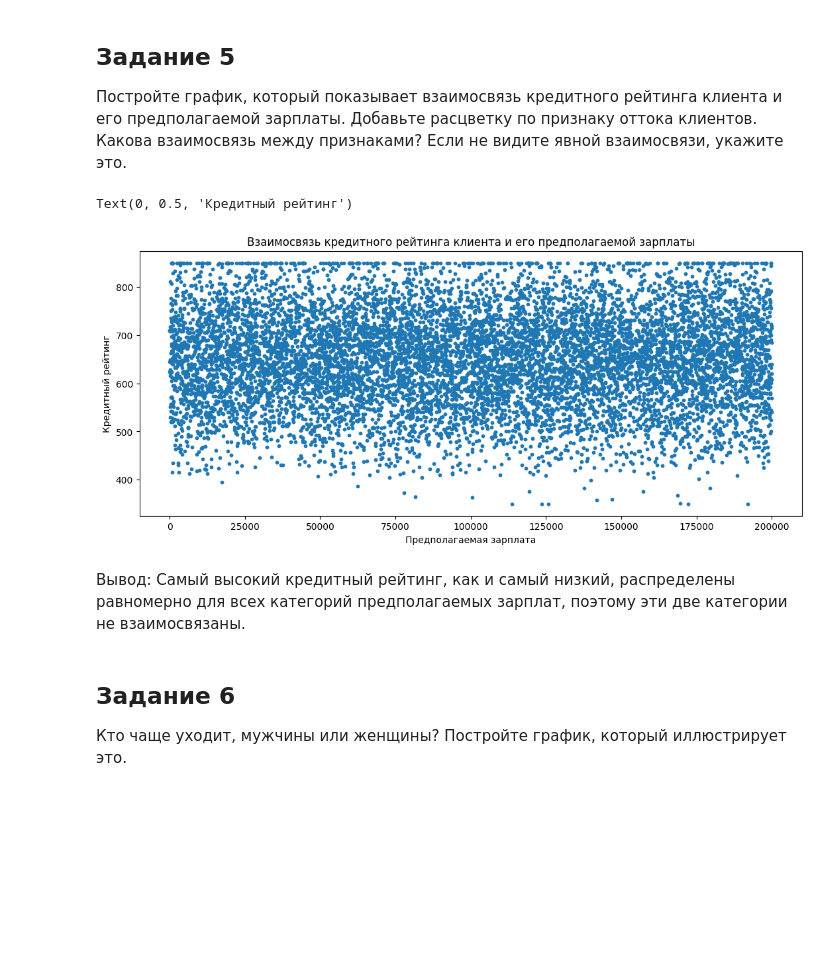
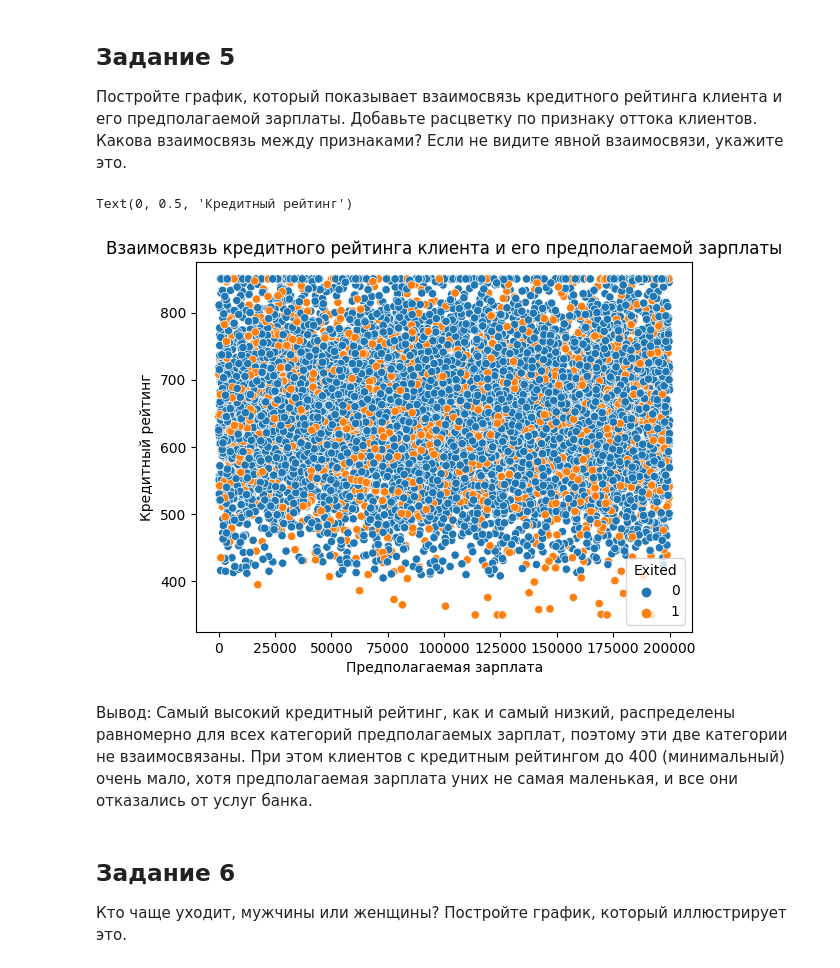
Before and after one commit to UdTatyana/SF-Data-Science, a Jupyter notebook: Skillfactory/PY_13 Визуализация/Practice_13.ipynb, the cells around one changed output. Drawn from its saved outputs; the diff is of its cells as text; code cells hidden in the pictures; blank space fills up the shorter version.

```diff
--- a/Skillfactory/PY_13 Визуализация/Practice_13.ipynb
+++ b/Skillfactory/PY_13 Визуализация/Practice_13.ipynb
@@ -130,23 +131,23 @@ fig.show()
 ## Задание 5
 Постройте график, который показывает взаимосвязь кредитного рейтинга клиента и его предполагаемой зарплаты. Добавьте расцветку по признаку оттока клиентов. Какова взаимосвязь между признаками? Если не видите явной взаимосвязи, укажите это.
 # %%
-fig = plt.figure(figsize=(10, 4))
-axes = fig.add_axes([0, 0, 1, 1])
-axes.scatter(
-    x=churn_df['EstimatedSalary'],
-    y=churn_df['CreditScore'],
-    s=10,
-    marker='o'
+import seaborn as sns
+
+scatter = sns.scatterplot(
+    data=churn_df,
+    x='EstimatedSalary',
+    y='CreditScore',
+    hue='Exited',
 )
-axes.set_title('Взаимосвязь кредитного рейтинга клиента и его предполагаемой зарплаты')
-axes.set_xlabel('Предполагаемая зарплата')
-axes.set_ylabel('Кредитный рейтинг')
+scatter.set_title('Взаимосвязь кредитного рейтинга клиента и его предполагаемой зарплаты')
+scatter.set_xlabel('Предполагаемая зарплата')
+scatter.set_ylabel('Кредитный рейтинг')
 # %% [output]
 Text(0, 0.5, 'Кредитный рейтинг')
-[figure, old version]
+[figure, new version]
 # %% [markdown]
 Вывод:
-Самый высокий кредитный рейтинг, как и самый низкий, распределены равномерно для всех категорий предполагаемых зарплат, поэтому эти две категории не взаимосвязаны.
+Самый высокий кредитный рейтинг, как и самый низкий, распределены равномерно для всех категорий предполагаемых зарплат, поэтому эти две категории не взаимосвязаны. При этом клиентов с кредитным рейтингом до 400 (минимальный) очень мало, хотя предполагаемая зарплата уних не самая маленькая, и все они отказались от услуг банка.
 # %% [markdown]
 ## Задание 6
 Кто чаще уходит, мужчины или женщины? Постройте график, который иллюстрирует это.
```
Also changed, not shown: parts of 5 cells of this notebook.
